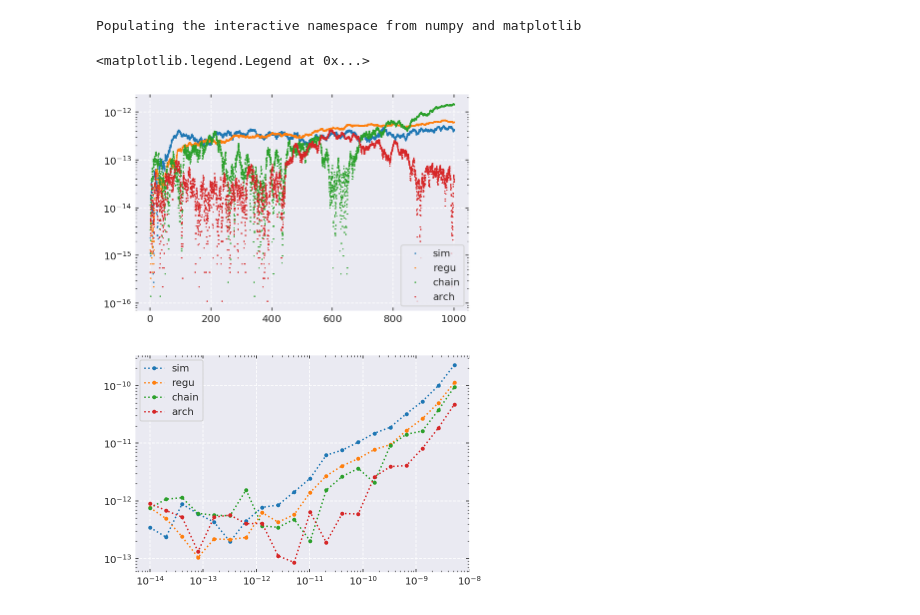
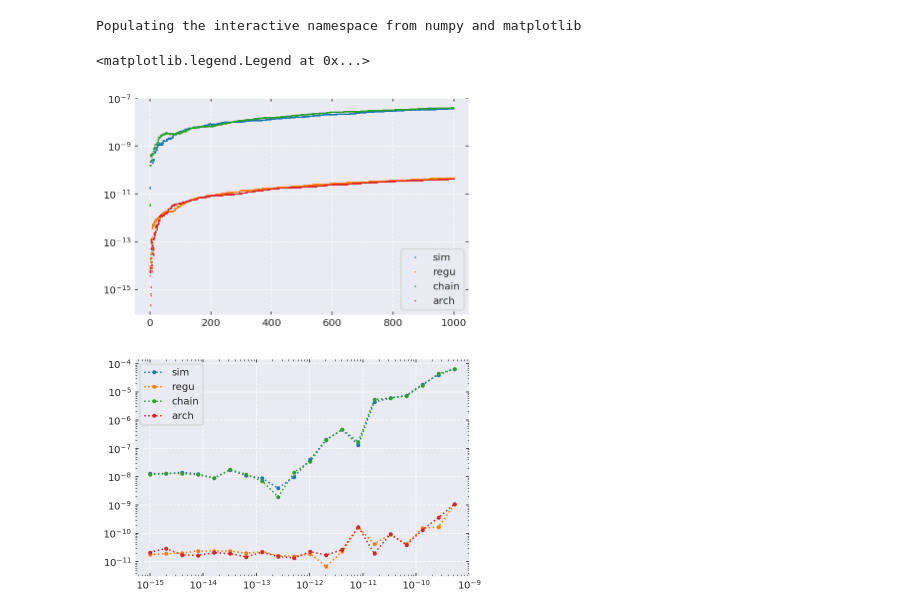
Before and after one commit to YihanWangAstro/SpaceHub, a Jupyter notebook: draw.ipynb, the cells around one changed output. Cells and saved outputs as stored; diff of their text form; code cells hidden in the pictures.

```diff
--- a/draw.ipynb
+++ b/draw.ipynb
@@ -180,32 +180,32 @@ for p in p_step:
     print("\n")
 # %%
 sim_name = "cmake-build-debug/earth-system"
-#sim_name = "cmake-build-debug/two-body"
+sim_name = "cmake-build-debug/two-body"
 #sim_name = "cmake-build-debug/kozai"
 sim_suffix = ["sim", "regu", "chain", "arch"]
 
 fname = [sim_name + "-" + s for s in sim_suffix]
 
 t_err = [np.loadtxt(f + ".err", delimiter=",") for f in fname]
 
 err_scale = [np.loadtxt(f + ".scale") for f in fname]
 
 fig = plt.figure()
 for te, name in zip(t_err, sim_suffix):
     plt.plot(
         te[:, 0] / np.pi / 2, np.abs(te[:, 1]), ".", label=name, lw=1, markersize=1
     )
     plt.yscale("log")
 plt.legend()
 
 
 fig = plt.figure()
 for e, name in zip(err_scale, sim_suffix):
     plt.plot(e[0, :], np.abs(e[1, :]), '.:',label=name)
     plt.xscale("log")
     plt.yscale("log")
 plt.legend()
 # %% [output]
 <matplotlib.legend.Legend at 0x...>
-[figure, old version]
+[figure, new version]
-[figure, old version]
+[figure, new version]
```
Also changed, not shown: 6 other files.
